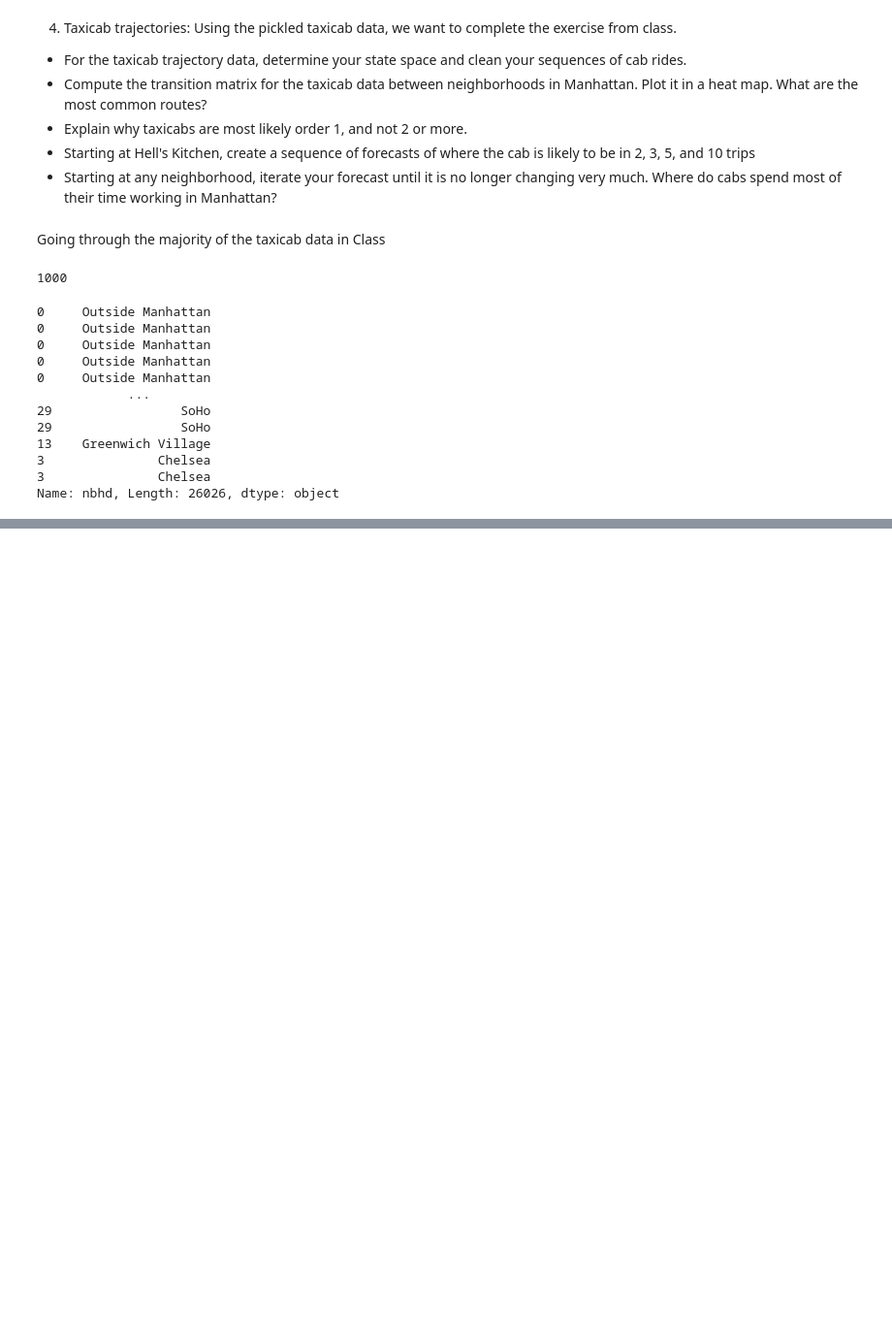
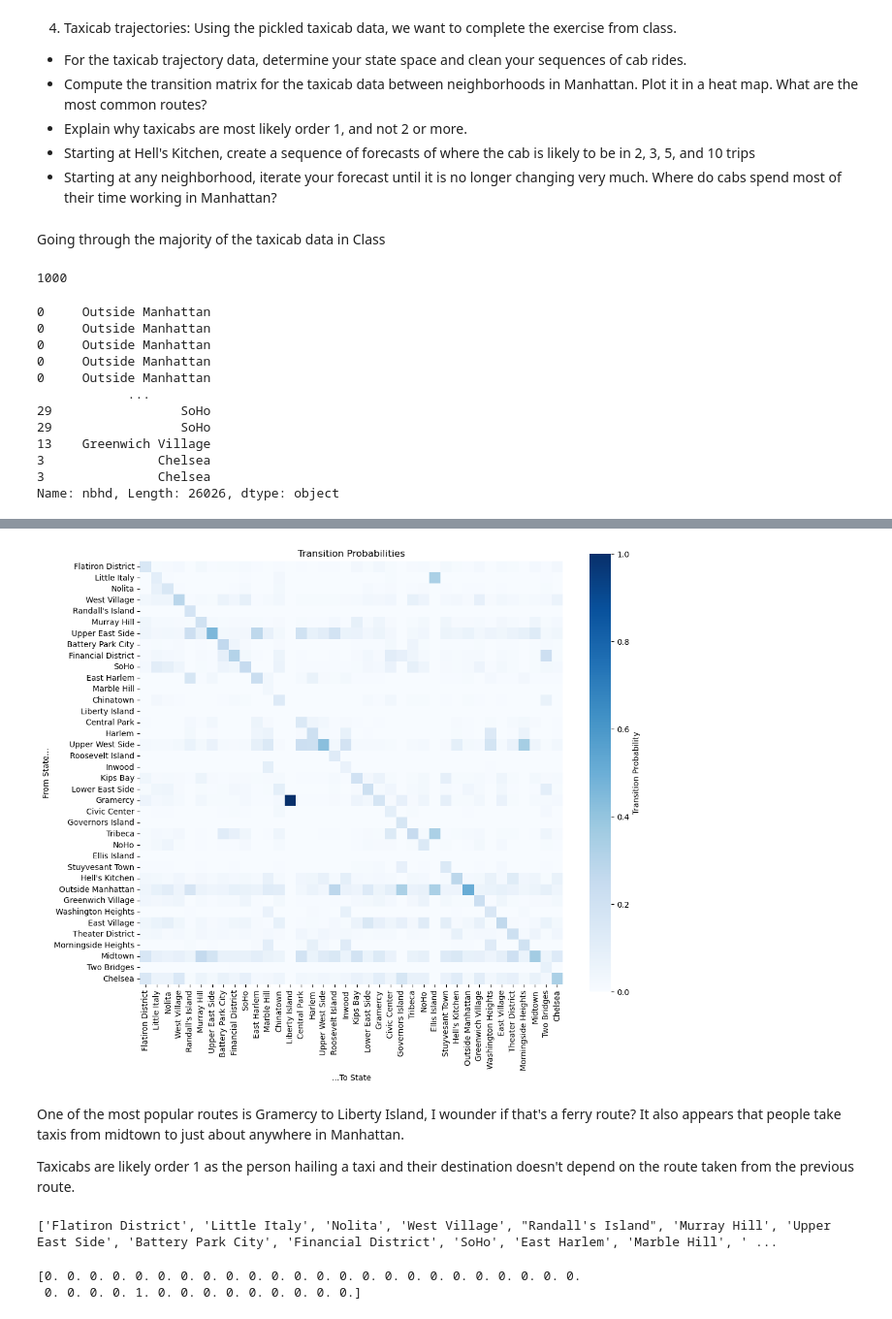
Before and after one commit to MLE-uva/UUAssignment05, a Jupyter notebook: assignment_5.ipynb, the cells around one changed output, grey strips where cells are left out. Shown: that part at 97% size. Cells and saved outputs as stored; diff of their text form; code cells hidden in the pictures; blank space fills up the shorter version.

```diff
--- a/assignment_5.ipynb
+++ b/assignment_5.ipynb
@@ -524,0 +615,17 @@ Name: nbhd, Length: 26026, dtype: object
+# %%
+S = len(states)
+tr_counts = np.zeros( (S, S) )
+# %%
+for trip in data:
+    seq = np.array(trip)
+    for t in range(1,len(seq)): #We start on 1 so for previous state on 1 we get 0 otherwise it would loop to the end
+        # Current and next tokens:
+        x_tm1 = seq[t-1] # previous state
+        x_t = seq[t] # current state
+        # Determine transition indices:
+        index_from = states.index(x_tm1)
+        index_to = states.index(x_t)
+        # Update transition counts:
+        tr_counts[index_to, index_from] += 1
+
+print('Transition Counts:\n', tr_counts)
@@ -524,0 +647,4 @@ Name: nbhd, Length: 26026, dtype: object
+# %%
+sums = tr_counts.sum(axis=0, keepdims=True)
+print('State proportions: \n')
+print(sums)
@@ -524,0 +662,9 @@ Name: nbhd, Length: 26026, dtype: object
+# %%
+tr_pr = np.divide(tr_counts, sums,
+                             out=np.zeros_like(tr_counts),
+                             where=sums!=0)
+
+print('Transition Proportions:\n')
+
+tr_df = pd.DataFrame(np.round(tr_pr,2), index=states, columns=states)
+print(tr_df)
@@ -524,0 +689,37 @@ Name: nbhd, Length: 26026, dtype: object
+# %%
+plt.figure(figsize=(12, 10))
+sns.heatmap(tr_pr,
+            cmap='Blues',
+            square=True,
+            xticklabels=states,
+            yticklabels=states,
+            cbar_kws={'label': 'Transition Probability'})
+
+plt.title('Transition Probabilities')
+plt.xlabel('...To State')
+plt.ylabel('From State...')
+plt.xticks(rotation=90)
+plt.yticks(rotation=0)
+plt.show()
+# %% [output]
+[figure, added]
+# %% [markdown]
+One of the most popular routes is Gramercy to Liberty Island, I wounder if that's a ferry route? It also appears that people take taxis from midtown to just about anywhere in Manhattan.
+
+Taxicabs are likely order 1 as the person hailing a taxi and their destination doesn't depend on the route taken from the previous route.
+# %%
+#- Starting at Hell's Kitchen, create a sequence of forecasts of where the cab is likely to be in 2, 3, 5, and 10 trips
+print(states)
+for i in range(len(states)):
+    if states[i] == "Hell's Kitchen":
+        starting_point = i
+# %% [output]
+['Flatiron District', 'Little Italy', 'Nolita', 'West Village', "Randall's Island", 'Murray Hill', 'Upper East Side', 'Battery Park City', 'Financial District', 'SoHo', 'East Harlem', 'Marble Hill', ' ...
+# %%
+#Convert state space to 0's and 1 for Hell's Kitchen
+init = np.zeros(len(states)) # a 38 x 38 matrix of zeros
+init[starting_point] = 1
+print(init)
+# %% [output]
+[0. 0. 0. 0. 0. 0. 0. 0. 0. 0. 0. 0. 0. 0. 0. 0. 0. 0. 0. 0. 0. 0. 0. 0.
+ 0. 0. 0. 0. 1. 0. 0. 0. 0. 0. 0. 0. 0. 0.]
```
Also changed, not shown: parts of 25 cells of this notebook.
